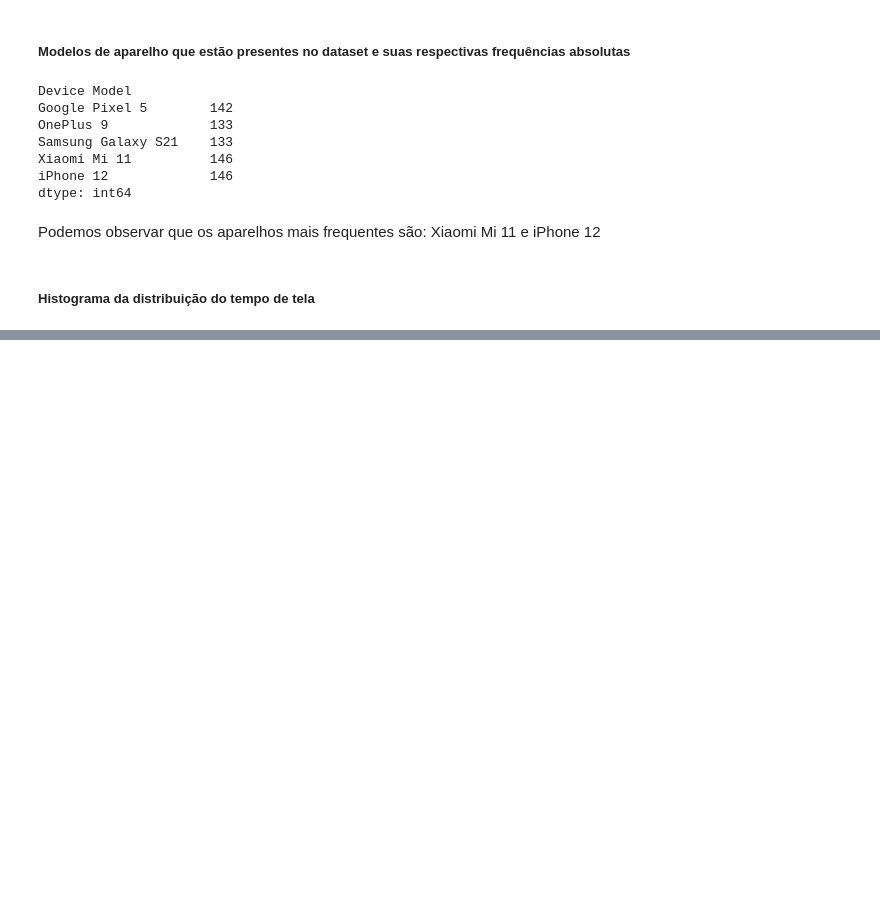
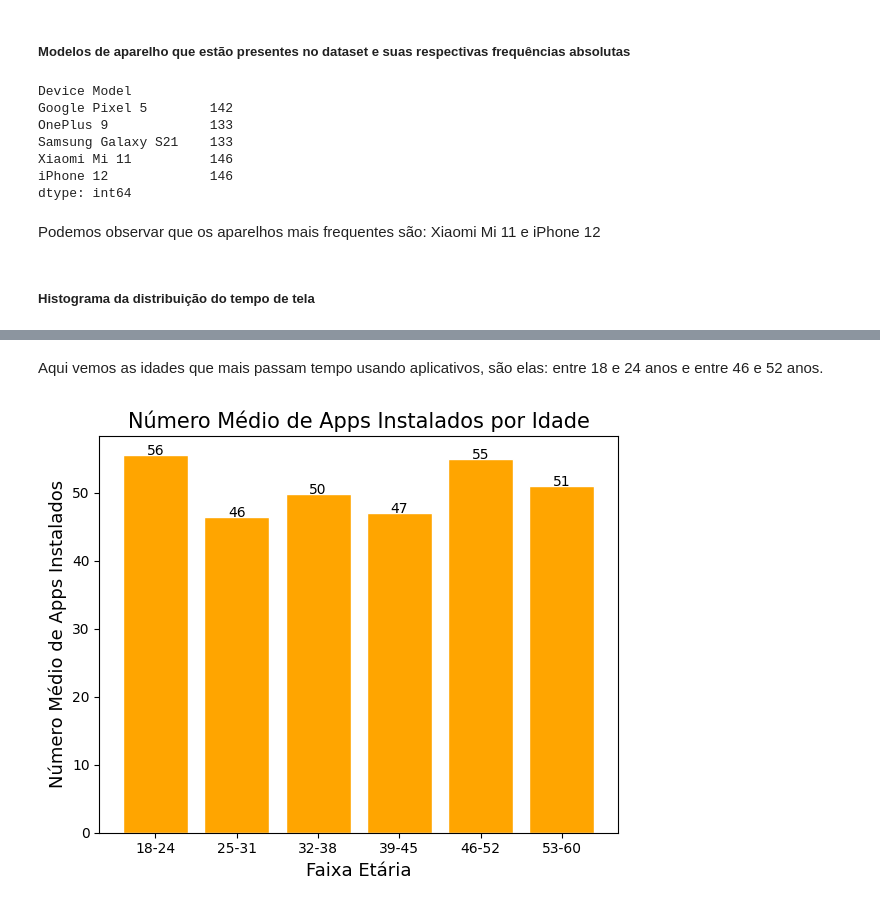
Before and after one commit to aninhaborges/trabalho-final-org-dados, a Jupyter notebook: user-behavior/UserBehavior.ipynb, the cells around one changed output, grey strips where cells are left out. Cells and saved outputs as stored; diff of their text form; code cells hidden in the pictures; blank space fills up the shorter version.

```diff
--- a/user-behavior/UserBehavior.ipynb
+++ b/user-behavior/UserBehavior.ipynb
@@ -168,0 +191,34 @@ Vemos um histograma qu mostra a distribuição do tempo de tela, no eixo x estã
+# %% [markdown]
+Aqui vemos as idades que mais passam tempo usando aplicativos, são elas: entre 18 e 24 anos e entre 46 e 52 anos.
+# %%
+# Gráfico de Número Médio de Apps Instalados por Idade
+
+media_tempo_uso = df.groupby('Faixa Etária', observed=False)['Number of Apps Installed'].mean().reset_index()
+
+apps_intalados = media_tempo_uso['Number of Apps Installed']
+
+fig, ax = plt.subplots(figsize=(6, 5))
+bars = ax.bar(faixas_etarias, apps_intalados, color= 'orange',edgecolor='white')
+
+# arredondar a legenda
+for bar in bars:
+    height = round(bar.get_height())
+    ax.text(
+        bar.get_x() + bar.get_width() / 2,
+        bar.get_height(),
+        f'{height}',
+        ha='center',
+        fontsize=10
+    )
+
+
+plt.title('Número Médio de Apps Instalados por Idade', fontsize=15)
+plt.xlabel('Faixa Etária',fontsize=13)
+plt.ylabel('Número Médio de Apps Instalados',fontsize=13)
+
+
+#tight_layout faz com que nada fique sobreposto
+plt.tight_layout()
+plt.show()
+# %% [output]
+[figure, added]
```
Also changed, not shown: parts of 33 cells of this notebook.
